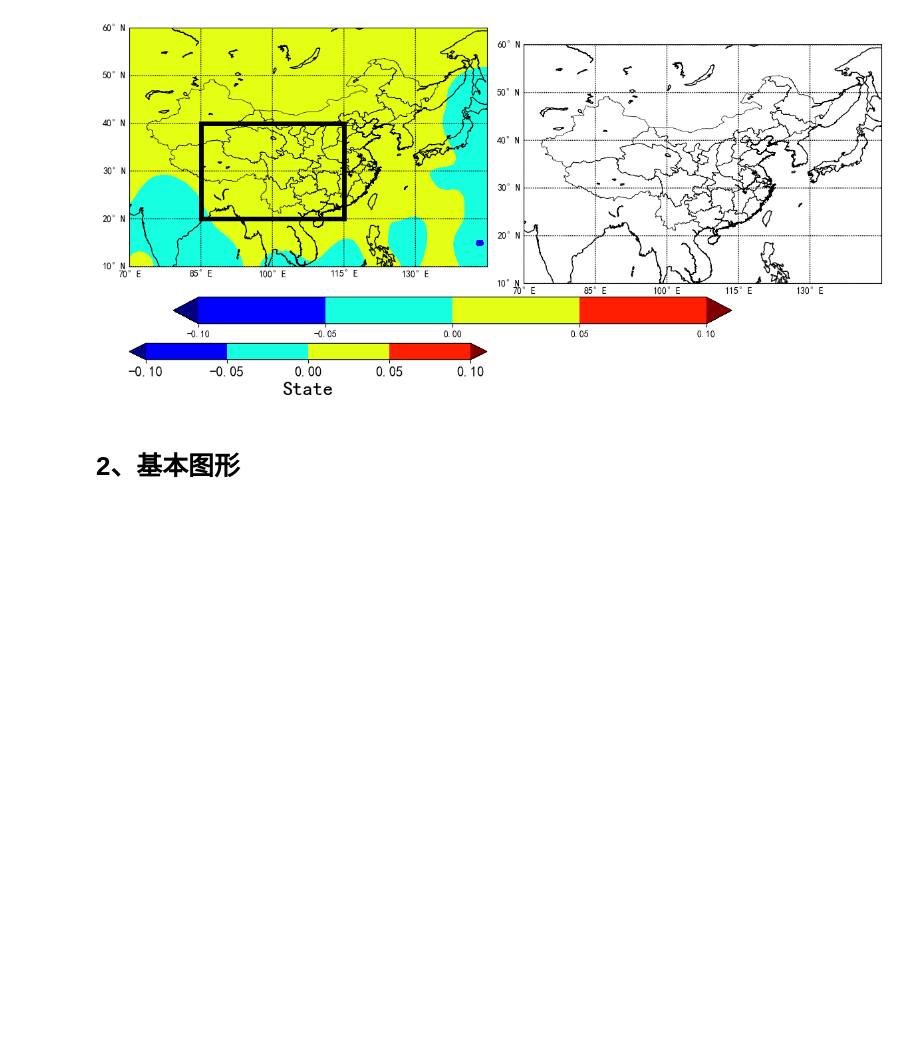
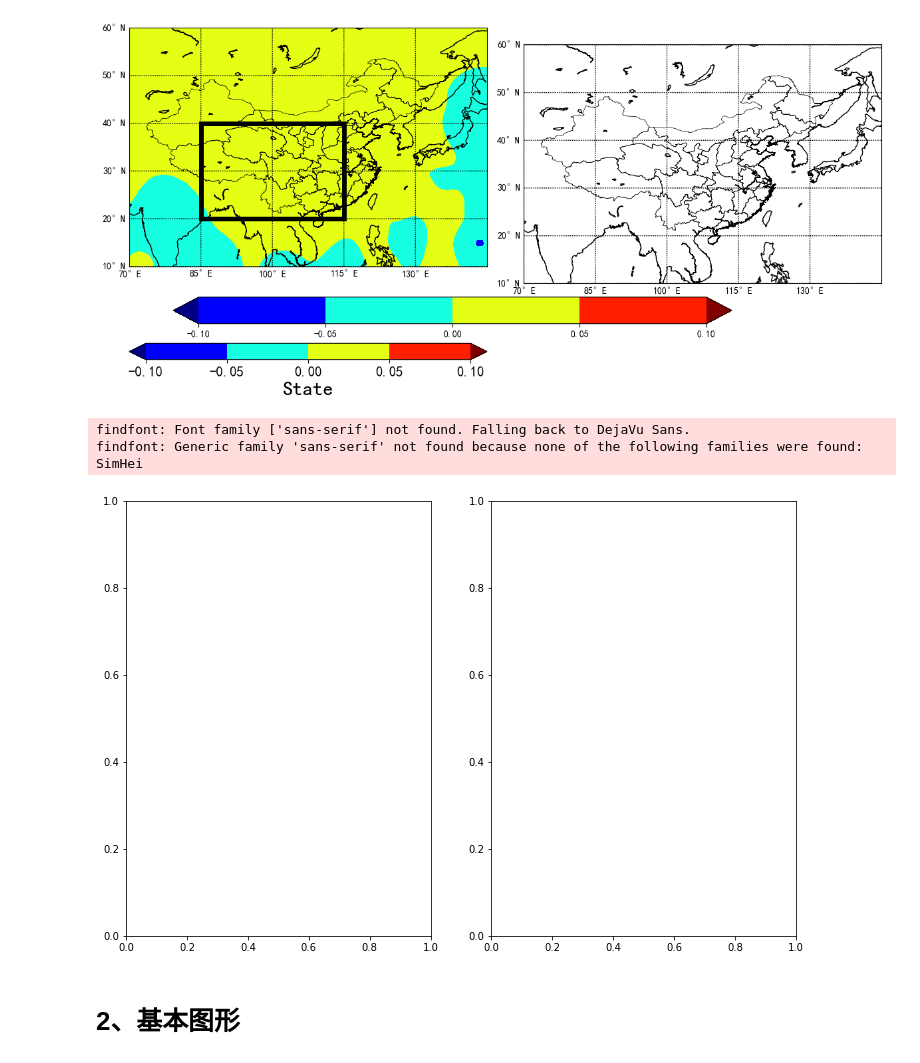
Before and after one commit to whpldgs/tec, a Jupyter notebook: matplotlib_tec.ipynb, the cells around one changed output. Drawn from its saved outputs; the diff is of its cells as text; code cells hidden in the pictures; blank space fills up the shorter version.

```diff
--- a/matplotlib_tec.ipynb
+++ b/matplotlib_tec.ipynb
@@ -72,6 +72,25 @@ CB.minorticks_off()
 plt.tight_layout()
 # %% [output]
 [figure]
+# %%
+import matplotlib.pyplot as plt
+import meteva.base as meb
+
+infile =  '/home/wanghao/Python/DataProcess/read_data/allsky/data/2021071915/dxa.2021071915.nc'
+grd = meb.xarray_to_griddata(meb.read_griddata_from_nc(infile,value_name='t').sel(level=27))
+
+lon, lat = grd.lon, grd.lat
+lons, lats = np.meshgrid(lon, lat)
+cmap = 'jet' # 'CoolWarm', 'jet'
+clevs = np.linspace(-0.1, 0.1, 5)
+
+fig, axes = plt.subplots(nrows=1, ncols=2, figsize=(12,8))
+[ax1,ax2] = axes
+# ax_cb_h = fig.add_axes([0.1,0.2,0.7,0.05])
+# %% [output]
+findfont: Font family ['sans-serif'] not found. Falling back to DejaVu Sans.
+findfont: Generic family 'sans-serif' not found because none of the following families were found: SimHei
+[figure, added]
 # %% [markdown]
 # 2、基本图形
 # %% [markdown]
```
Also changed, not shown: 1 other file.
